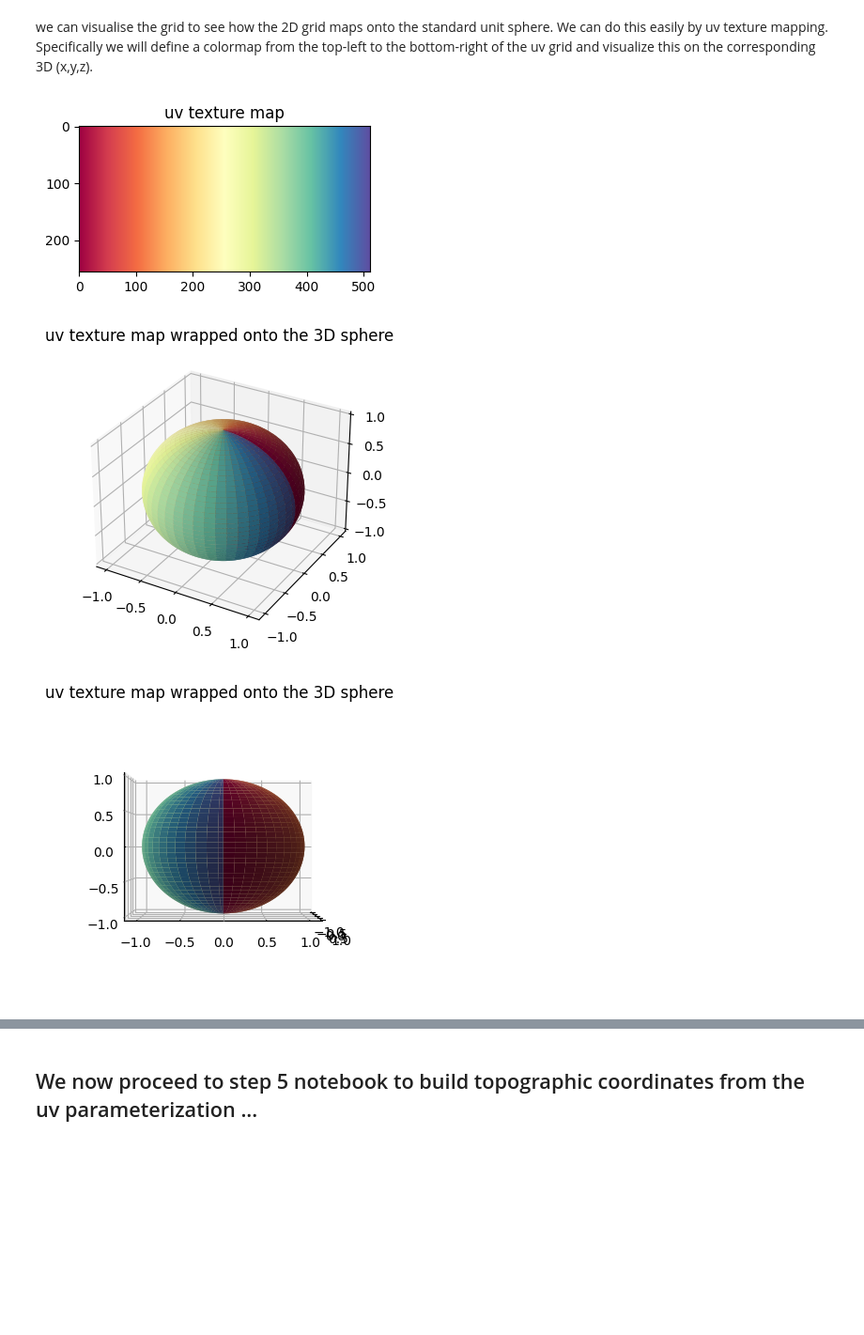
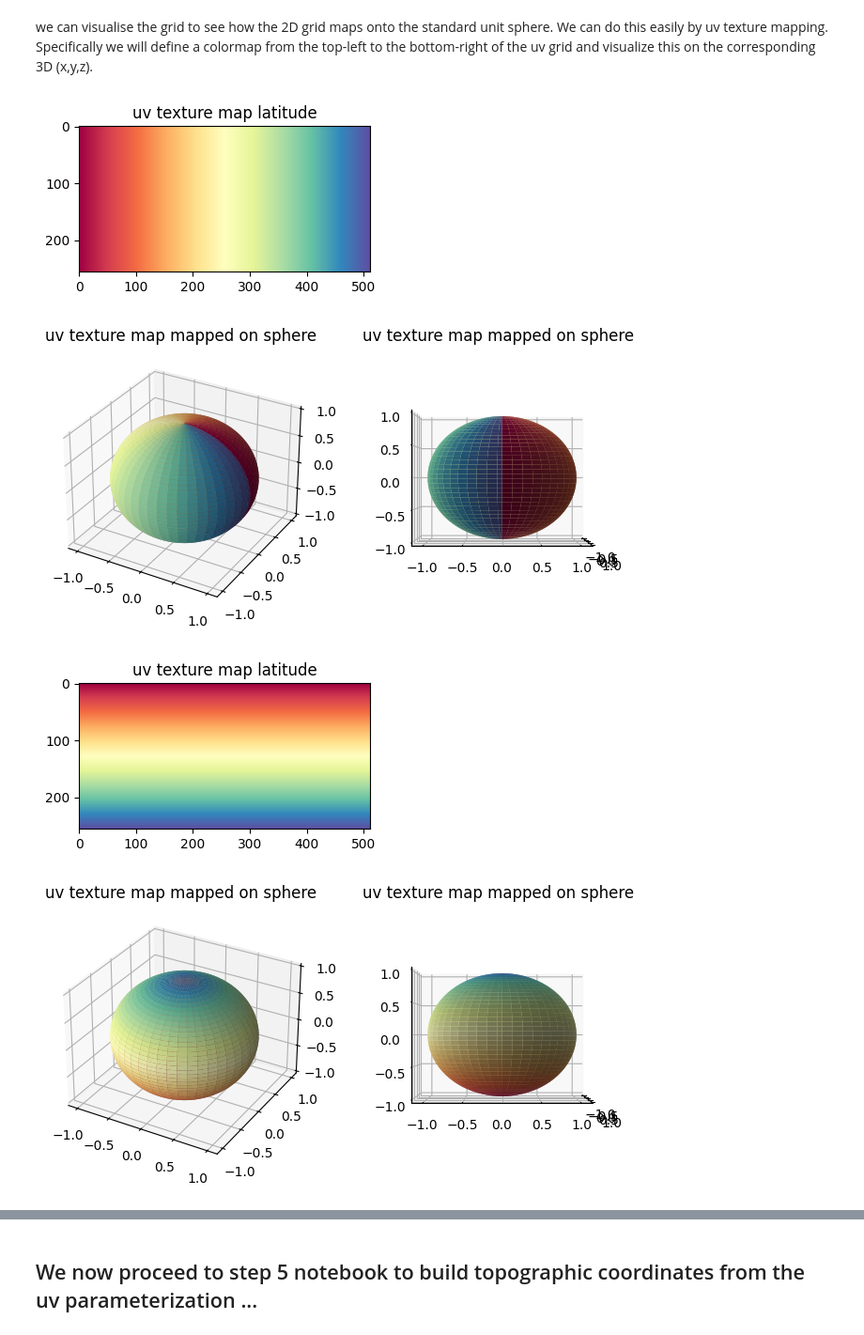
Before and after one commit to DanuserLab/u-unwrap3D, a Jupyter notebook: Step4_UV_mapping_surfaces_given_its_spherical_parameterization.ipynb, the cells around one changed output, grey strips where cells are left out. Shown at 94% size. Drawn from its saved outputs; the diff is of its cells as text; code cells hidden in the pictures; blank space fills up the shorter version.

```diff
--- a/Step4_UV_mapping_surfaces_given_its_spherical_parameterization.ipynb
+++ b/Step4_UV_mapping_surfaces_given_its_spherical_parameterization.ipynb
@@ -56,39 +56,70 @@ we can visualise the grid to see how the 2D grid maps onto the standard unit sph
 # %%
 import unwrap3D.Visualisation.colors as vol_colors
 from matplotlib import cm
 import pylab as plt
 
+"""
+1. Visualize the latitude lines first
+"""
 # colormap the uv grid with a continuous gradient colorscheme of the latitude lines
 unit_sphere_uv_labelgrid = np.arange(np.prod([size,2*size])).reshape(size,2*size, order='F')
 unit_sphere_uv_colormap = vol_colors.get_colors(unit_sphere_uv_labelgrid, colormap=cm.Spectral)
 
 # visualize the uv texture colormap
 plt.figure(figsize=(4,4))
-plt.title('uv texture map')
+plt.title('uv texture map latitude')
 plt.imshow(unit_sphere_uv_colormap)
 plt.show()
 
 # visualize the uv texture colormap wrapped onto the coordinates specified by unit_sphere_xyz
-fig = plt.figure(figsize=(4,4))
-ax = fig.add_subplot(projection='3d')
-plt.title('uv texture map wrapped onto the 3D sphere')
+fig = plt.figure(figsize=(4*2,4))
+ax = fig.add_subplot(1,2,1,projection='3d')
+plt.title('uv texture map mapped on sphere')
 ax.plot_surface(unit_sphere_xyz[...,0],
                 unit_sphere_xyz[...,1],
                 unit_sphere_xyz[...,2],
                 facecolors=unit_sphere_uv_colormap, linewidth=0)
-
-
-fig = plt.figure(figsize=(4,4))
-ax = fig.add_subplot(projection='3d')
-plt.title('uv texture map wrapped onto the 3D sphere')
+ax = fig.add_subplot(1,2,2,projection='3d')
+plt.title('uv texture map mapped on sphere')
 ax.plot_surface(unit_sphere_xyz[...,0],
                 unit_sphere_xyz[...,1],
                 unit_sphere_xyz[...,2],
                 facecolors=unit_sphere_uv_colormap, linewidth=0)
 ax.view_init(0,0)
 plt.show()
+
+"""
+2. Visualize the longitude lines second
+"""
+# colormap the uv grid with a continuous gradient colorscheme of the latitude lines
+unit_sphere_uv_labelgrid = np.arange(np.prod([size,2*size])).reshape(size,2*size, order='C')
+unit_sphere_uv_colormap = vol_colors.get_colors(unit_sphere_uv_labelgrid, colormap=cm.Spectral)
+
+# visualize the uv texture colormap
+plt.figure(figsize=(4,4))
+plt.title('uv texture map latitude')
+plt.imshow(unit_sphere_uv_colormap)
+plt.show()
+
+# visualize the uv texture colormap wrapped onto the coordinates specified by unit_sphere_xyz
+fig = plt.figure(figsize=(4*2,4))
+ax = fig.add_subplot(1,2,1,projection='3d')
+plt.title('uv texture map mapped on sphere')
+ax.plot_surface(unit_sphere_xyz[...,0],
+                unit_sphere_xyz[...,1],
+                unit_sphere_xyz[...,2],
+                facecolors=unit_sphere_uv_colormap, linewidth=0)
+ax = fig.add_subplot(1,2,2,projection='3d')
+plt.title('uv texture map mapped on sphere')
+ax.plot_surface(unit_sphere_xyz[...,0],
+                unit_sphere_xyz[...,1],
+                unit_sphere_xyz[...,2],
+                facecolors=unit_sphere_uv_colormap, linewidth=0)
+ax.view_init(0,0)
+plt.show()
 # %% [output]
-[figure, old version]
+[figure, new version]
-[figure, old version]
+[figure, new version]
-[figure, old version]
+[figure, new version]
+[figure, added]
 # %% [markdown]
```
Also changed, not shown: parts of 35 cells of this notebook, 10 other files.
